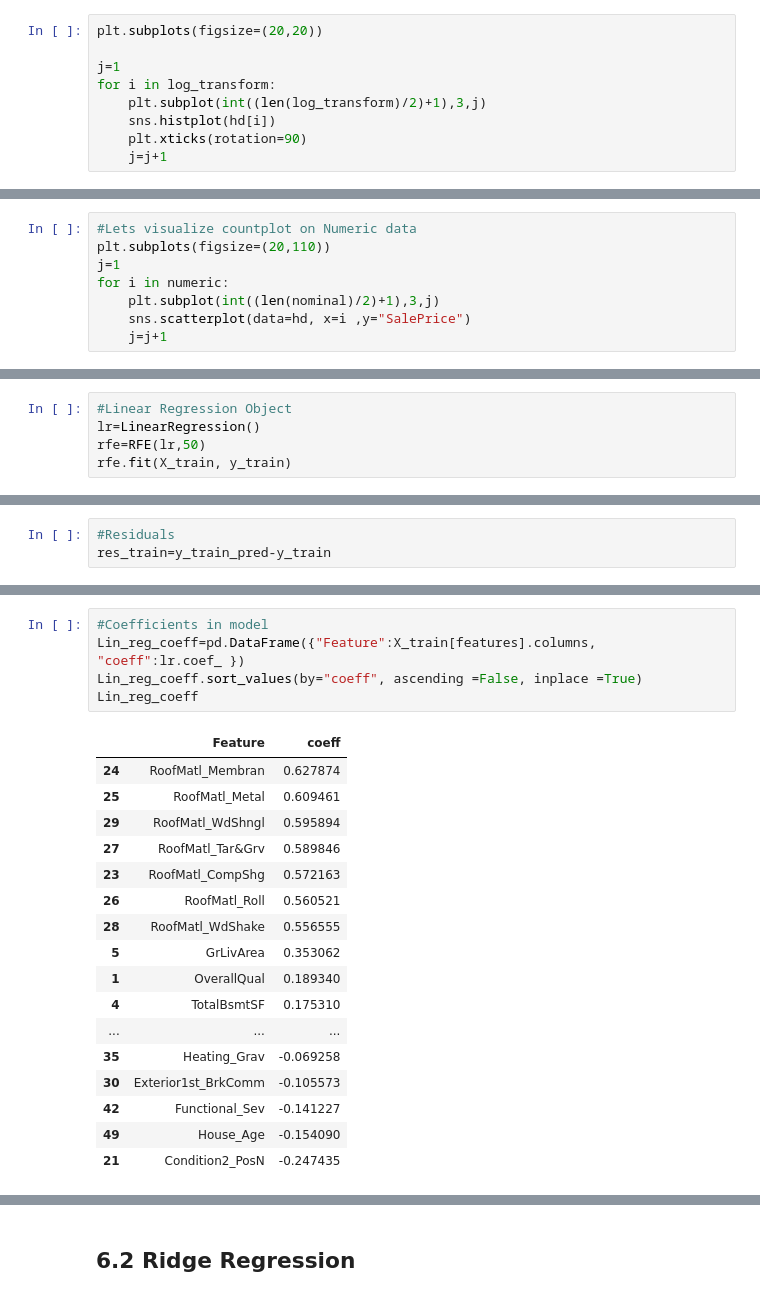
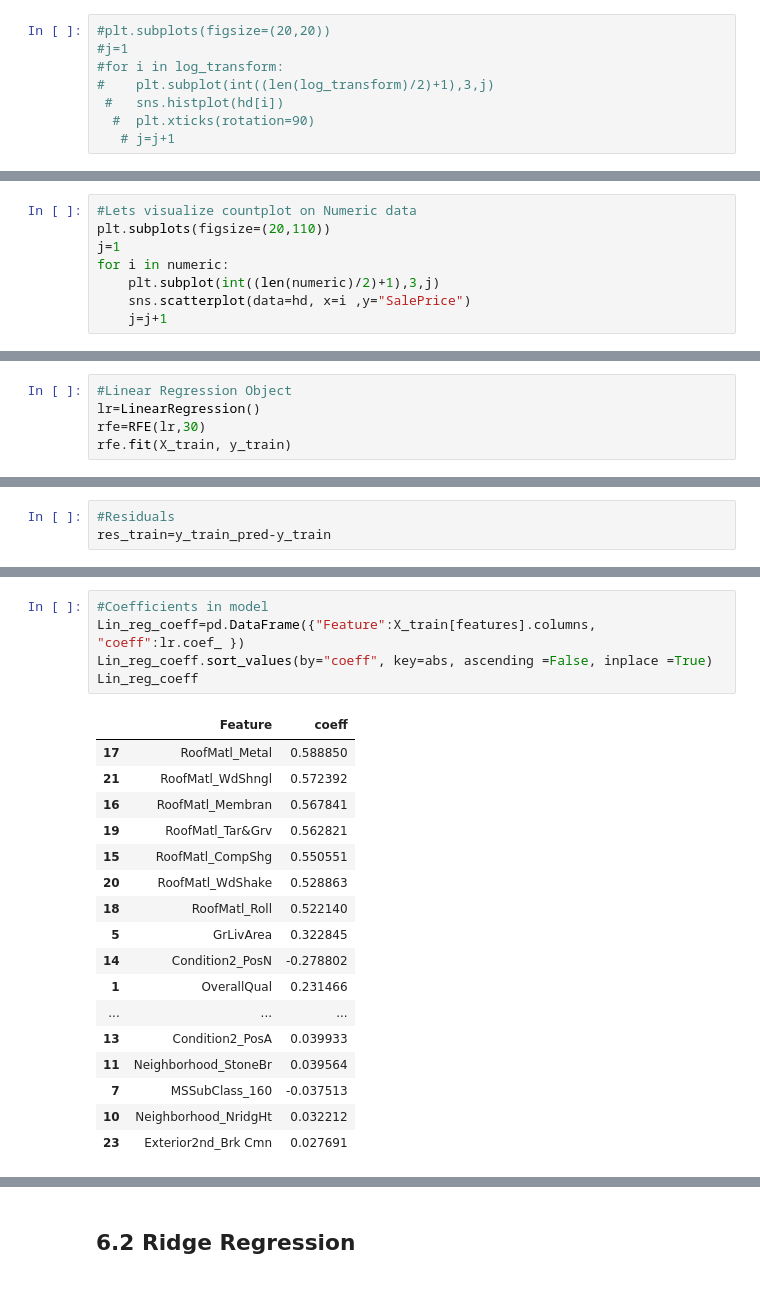
Before and after one commit to Rohitnith/Data-Science-Projects, a Jupyter notebook: Housing_Price_Prediction 07.06.2022.ipynb, the cells around one changed output, grey strips where cells are left out. Saved outputs shown, nothing was run; the diff lists cells and outputs as text.

```diff
--- a/Housing_Price_Prediction 07.06.2022.ipynb
+++ b/Housing_Price_Prediction 07.06.2022.ipynb
@@ -187,11 +189,10 @@ plt.show()
 #for i in log_transform:
  #   hd[i]= np.log(hd[i])
 # %%
-plt.subplots(figsize=(20,20))
-
-j=1
-for i in log_transform:
-    plt.subplot(int((len(log_transform)/2)+1),3,j)
-    sns.histplot(hd[i])
-    plt.xticks(rotation=90)
-    j=j+1
+#plt.subplots(figsize=(20,20))
+#j=1
+#for i in log_transform:
+#    plt.subplot(int((len(log_transform)/2)+1),3,j)
+ #   sns.histplot(hd[i])
+  #  plt.xticks(rotation=90)
+   # j=j+1
@@ -290,7 +287,7 @@ There are few columns with high corelation like (BsmtFinSF2 and BsmtfullBath),(G
 plt.subplots(figsize=(20,110))
 j=1
 for i in numeric:
-    plt.subplot(int((len(nominal)/2)+1),3,j)
+    plt.subplot(int((len(numeric)/2)+1),3,j)
     sns.scatterplot(data=hd, x=i ,y="SalePrice")
     j=j+1
 # %% [output]
@@ -818,6 +818,6 @@ Thus at around 40 no. of features r squared is maximum for train and test throug
 # %%
 #Linear Regression Object
 lr=LinearRegression()
-rfe=RFE(lr,50)
+rfe=RFE(lr,30)
 rfe.fit(X_train, y_train)
 # %% [output]
@@ -860,26 +862,26 @@ plt.show()
 # %%
 #Coefficients in model
 Lin_reg_coeff=pd.DataFrame({"Feature":X_train[features].columns, "coeff":lr.coef_ })
-Lin_reg_coeff.sort_values(by="coeff", ascending =False, inplace =True)
+Lin_reg_coeff.sort_values(by="coeff", key=abs, ascending =False, inplace =True)
 Lin_reg_coeff
 # %% [output]
 |  | Feature | coeff |
-| 24 | RoofMatl_Membran | 0.627874 |
-| 25 | RoofMatl_Metal | 0.609461 |
-| 29 | RoofMatl_WdShngl | 0.595894 |
-| 27 | RoofMatl_Tar&Grv | 0.589846 |
-| 23 | RoofMatl_CompShg | 0.572163 |
-| 26 | RoofMatl_Roll | 0.560521 |
-| 28 | RoofMatl_WdShake | 0.556555 |
-| 5 | GrLivArea | 0.353062 |
-| 1 | OverallQual | 0.189340 |
-| 4 | TotalBsmtSF | 0.175310 |
+| 17 | RoofMatl_Metal | 0.588850 |
+| 21 | RoofMatl_WdShngl | 0.572392 |
+| 16 | RoofMatl_Membran | 0.567841 |
+| 19 | RoofMatl_Tar&Grv | 0.562821 |
+| 15 | RoofMatl_CompShg | 0.550551 |
+| 20 | RoofMatl_WdShake | 0.528863 |
+| 18 | RoofMatl_Roll | 0.522140 |
+| 5 | GrLivArea | 0.322845 |
+| 14 | Condition2_PosN | -0.278802 |
+| 1 | OverallQual | 0.231466 |
 | ... | ... | ... |
-| 35 | Heating_Grav | -0.069258 |
-| 30 | Exterior1st_BrkComm | -0.105573 |
-| 42 | Functional_Sev | -0.141227 |
-| 49 | House_Age | -0.154090 |
-| 21 | Condition2_PosN | -0.247435 |
+| 13 | Condition2_PosA | 0.039933 |
+| 11 | Neighborhood_StoneBr | 0.039564 |
+| 7 | MSSubClass_160 | -0.037513 |
+| 10 | Neighborhood_NridgHt | 0.032212 |
+| 23 | Exterior2nd_Brk Cmn | 0.027691 |
 # %%
 pip install RegscorePy
 # %% [output]
```
Also changed, not shown: parts of 136 cells of this notebook, 1 other file.
